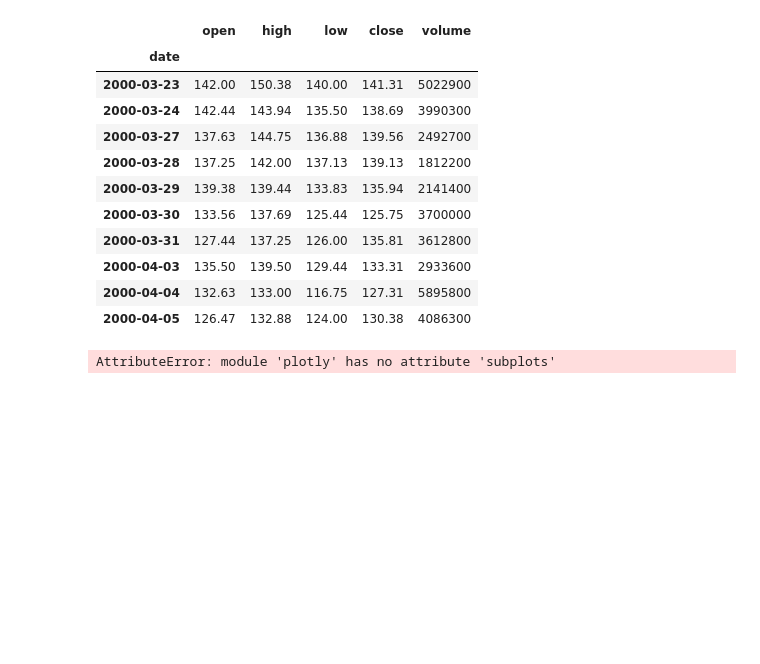
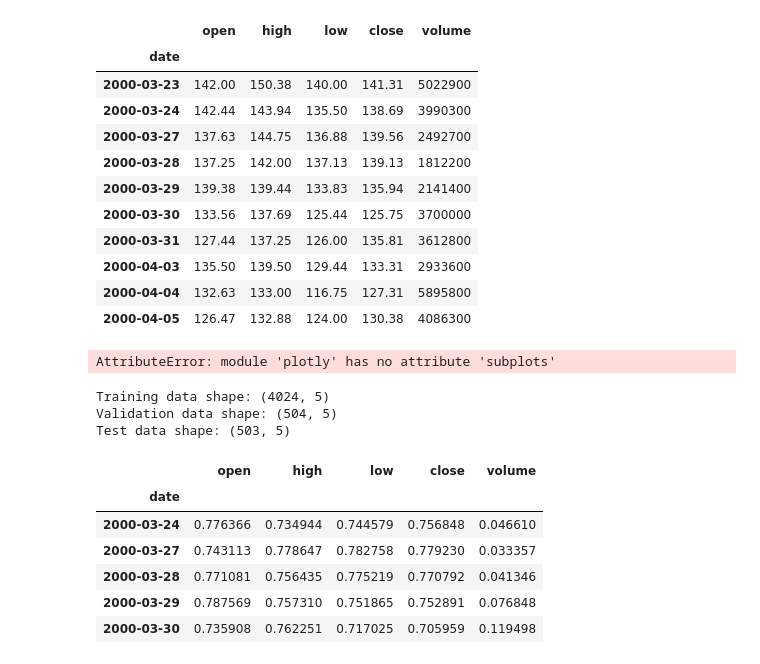
Before and after one commit to tarasivashchuk/MarketML, a Jupyter notebook: notebooks/transformer.ipynb, the cells around one changed output. Saved outputs shown, nothing was run; the diff lists cells and outputs as text; code cells hidden in the pictures; blank space fills up the shorter version.

```diff
--- a/notebooks/transformer.ipynb
+++ b/notebooks/transformer.ipynb
@@ -25,6 +25,9 @@ warnings.filterwarnings("ignore")
 # %% [markdown]
 ## Hyperparameters
 # %%
+train_size = 0.8
+test_size = 0.5
+
 batch_size = 16
 sequence_length = 32
 num_heads = 6
@@ -83,3 +86,30 @@ delta_volume = max_volume-min_volume
 for column in price_columns:
     df[column] = (df[column] - min_return) / delta_return
 df["volume"] = (df["volume"] - min_volume) / delta_volume
+# %%
+length = len(sorted(df.index.values))
+train_df = df.iloc[:int(len(length) * train_size)]
+intermediate_df = df.iloc[int(len(length) * train_size):]
+test_df = intermediate_df.iloc[:int(len(intermediate_df) * test_size)]
+valid_df = intermediate_df.iloc[int(len(intermediate_df) * test_size):]
+# %%
+# Convert pandas columns into arrays
+train_data = train_df.values
+valid_data = valid_df.values
+test_data = test_df.values
+print('Training data shape: {}'.format(train_data.shape))
+print('Validation data shape: {}'.format(valid_data.shape))
+print('Test data shape: {}'.format(test_data.shape))
+
+train_df.head()
+# %% [output]
+Training data shape: (4024, 5)
+Validation data shape: (504, 5)
+Test data shape: (503, 5)
+|  | open | high | low | close | volume |
+| date |  |  |  |  |  |
+| 2000-03-24 | 0.776366 | 0.734944 | 0.744579 | 0.756848 | 0.046610 |
+| 2000-03-27 | 0.743113 | 0.778647 | 0.782758 | 0.779230 | 0.033357 |
+| 2000-03-28 | 0.771081 | 0.756435 | 0.775219 | 0.770792 | 0.041346 |
+| 2000-03-29 | 0.787569 | 0.757310 | 0.751865 | 0.752891 | 0.076848 |
+| 2000-03-30 | 0.735908 | 0.762251 | 0.717025 | 0.705959 | 0.119498 |
```
Also changed, not shown: parts of 7 cells of this notebook, 1 other file.
